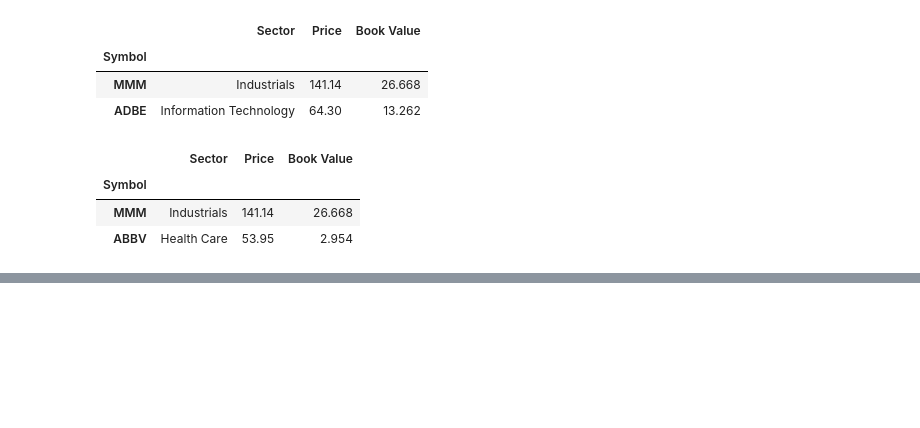
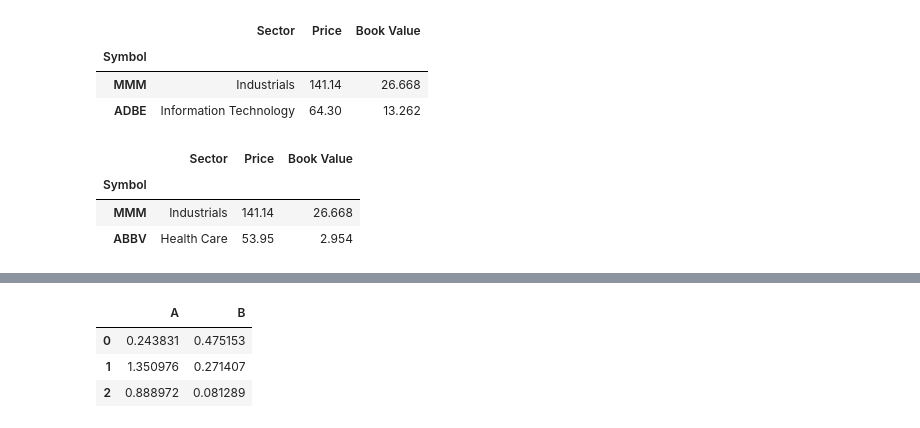
Before and after one commit to pawanGithub10/MachineLearning, a Jupyter notebook: PandasFinance.ipynb, the cells around one changed output, grey strips where cells are left out. Saved outputs shown, nothing was run; the diff lists cells and outputs as text; code cells hidden in the pictures; blank space fills up the shorter version.

```diff
--- a/PandasFinance.ipynb
+++ b/PandasFinance.ipynb
@@ -141,0 +212,9 @@ sp500.iloc[[0,2]]
+# %%
+#Arithmatic Opeations over the dataframe
+df = pd.DataFrame(np.random.randn(3,2),columns=['A','B'])
+df
+# %% [output]
+|  | A | B |
+| 0 | 0.243831 | 0.475153 |
+| 1 | 1.350976 | 0.271407 |
+| 2 | 0.888972 | 0.081289 |
```
Also changed, not shown: parts of 17 cells of this notebook.
